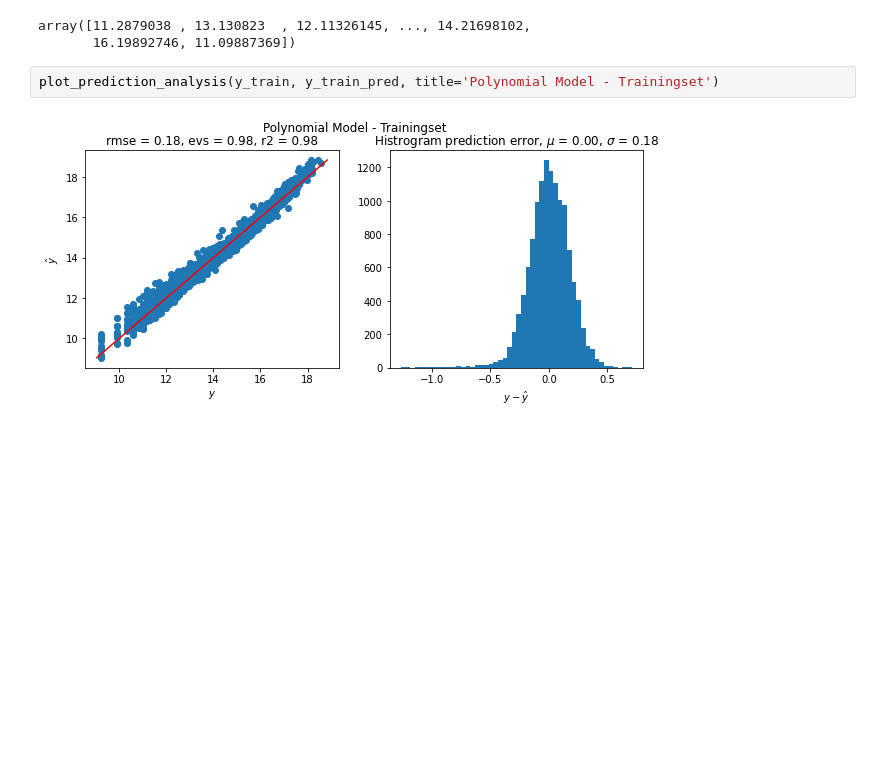
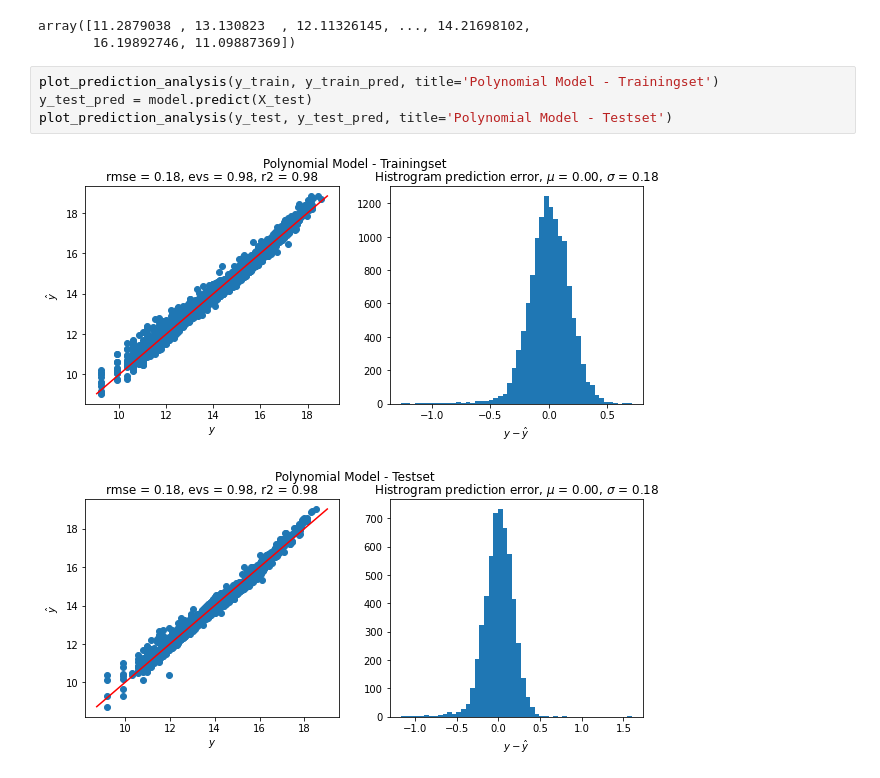
Before and after one commit to seachan94/Kaggle, a Jupyter notebook: FIFA/FIFA.ipynb, the cells around one changed output. Saved outputs shown, nothing was run; the diff lists cells and outputs as text; blank space fills up the shorter version.

Commit message:
[FIX] upload predict code

```diff
--- a/FIFA/FIFA.ipynb
+++ b/FIFA/FIFA.ipynb
@@ -528,5 +528,8 @@ array([11.2879038 , 13.130823  , 12.11326145, ..., 14.21698102,
        16.19892746, 11.09887369])
 # %%
 plot_prediction_analysis(y_train, y_train_pred, title='Polynomial Model - Trainingset')
+y_test_pred = model.predict(X_test)
+plot_prediction_analysis(y_test, y_test_pred, title='Polynomial Model - Testset')
 # %% [output]
 [figure]
+[figure, added]
```
